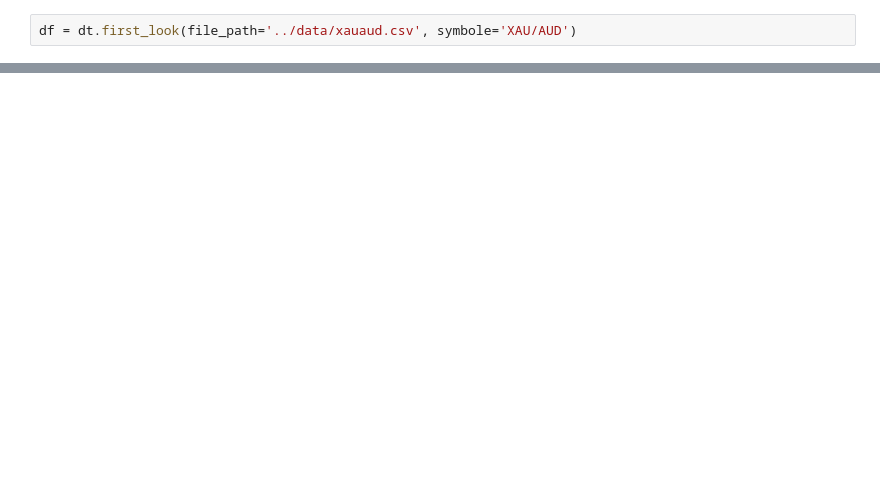
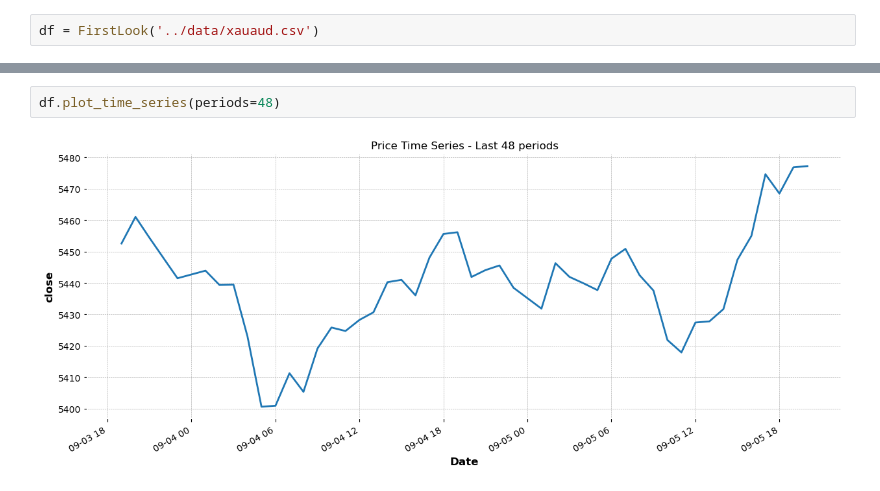
Before and after one commit to AFoivos/Forex_Prediction-, a Jupyter notebook: notebooks/test.ipynb, the cells around one changed output, grey strips where cells are left out. Saved outputs shown, nothing was run; the diff lists cells and outputs as text; blank space fills up the shorter version.

```diff
--- a/notebooks/test.ipynb
+++ b/notebooks/test.ipynb
@@ -16,5 +20,5 @@ import src.feature_engineering as fe
 import warnings
 warnings.filterwarnings('ignore')
 # %%
-df = dt.first_look(file_path='../data/xauaud.csv', symbole='XAU/AUD')
+df = FirstLook('../data/xauaud.csv')
 # %% [output]
@@ -124,0 +85,4 @@ for col in lst:
+# %%
+df.plot_time_series(periods=48)
+# %% [output]
+[figure, added]
```
Also changed, not shown: parts of 13 cells of this notebook, 4 other files.
